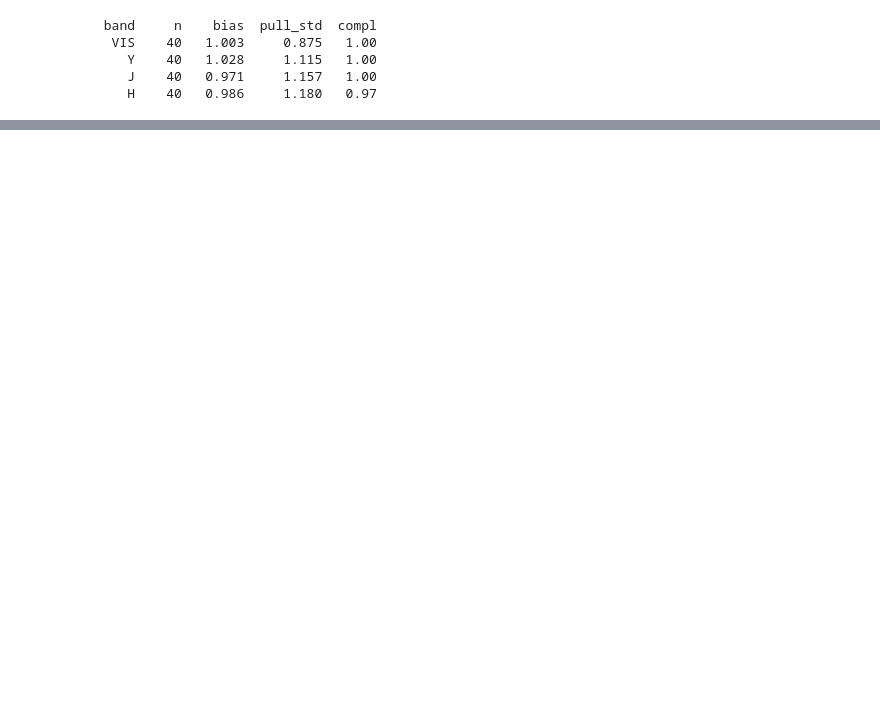
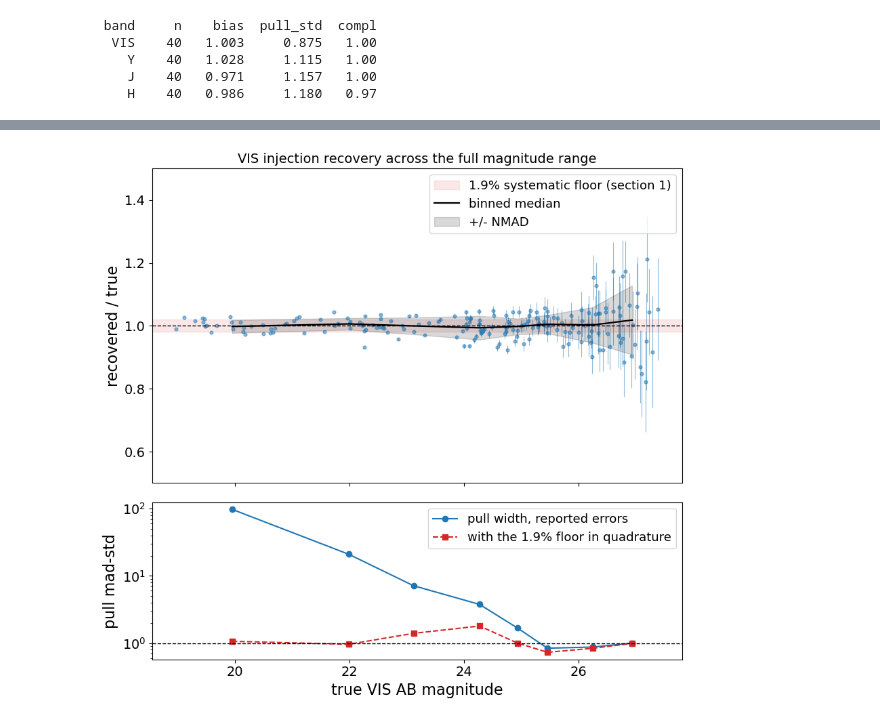
Before and after one commit to NimaChartab/euclid-forced-photometry, a Jupyter notebook: notebooks/03_injection_recovery.ipynb, the cells around one changed output, grey strips where cells are left out. Drawn from its saved outputs; the diff is of its cells as text; code cells hidden in the pictures; blank space fills up the shorter version.

```diff
--- a/notebooks/03_injection_recovery.ipynb
+++ b/notebooks/03_injection_recovery.ipynb
@@ -246,0 +284,75 @@ completeness (flux_quality and S/N > 5): 1.00
+# %%
+# Bridge runs for the two uncovered windows.
+cat_g1, truth_g1 = run_injection_recovery(
+    data_dir=DATA_DIR, target_ra=TARGET_RA, target_dec=TARGET_DEC,
+    cutout_size_arcsec=CUTOUT_SIZE_ARCSEC,
+    bands=("VIS",), n_inject=40, flux_range_ujy=(0.912, 10.0), rng=3)
+cat_g2, truth_g2 = run_injection_recovery(
+    data_dir=DATA_DIR, target_ra=TARGET_RA, target_dec=TARGET_DEC,
+    cutout_size_arcsec=CUTOUT_SIZE_ARCSEC,
+    bands=("VIS",), n_inject=40, flux_range_ujy=(0.12, 0.363), rng=4)
+
+def _vis_arrays(cat, truth):
+    ids = {int(i): k for k, i in enumerate(np.asarray(cat['object_id']))
+           if i < 0}
+    rows = [ids[int(r['object_id'])] for r in truth]
+    true = np.asarray(truth['flux_vis_sersic'], float)
+    out = np.asarray(cat['flux_VIS_ujy'], float)[rows]
+    err = np.asarray(cat['flux_err_VIS_ujy'], float)[rows]
+    return true, out, err
+
+runs = [(cat_b, truth_b), (cat_g1, truth_g1), (cat_m, truth_m),
+        (cat_g2, truth_g2), (cat_f, truth_f)]
+true_a, out_a, err_a = (np.concatenate(a) for a in
+                        zip(*[_vis_arrays(c, t) for c, t in runs]))
+mag_a = 23.9 - 2.5 * np.log10(true_a)
+ratio_a = out_a / true_a
+pull_a = (out_a - true_a) / err_a
+pull_c = (out_a - true_a) / np.sqrt(err_a ** 2 + (floor * out_a) ** 2)
+
+# Equal-population magnitude bins.
+edges = np.quantile(mag_a, np.linspace(0, 1, 9))
+rows = []
+for lo, hi in zip(edges[:-1], edges[1:]):
+    inb = (mag_a >= lo) & (mag_a <= hi)
+    if inb.sum() < 8:
+        continue
+    rows.append((float(np.median(mag_a[inb])), int(inb.sum()),
+                 float(np.median(ratio_a[inb])), float(mad_std(ratio_a[inb])),
+                 float(mad_std(pull_a[inb])), float(mad_std(pull_c[inb]))))
+ctr, nb_, medr, nmad, praw, pcor = map(np.array, zip(*rows))
+
+fig, (axr, axp) = plt.subplots(2, 1, figsize=(9, 8.5), sharex=True,
+                               gridspec_kw={'height_ratios': [2, 1]})
+axr.errorbar(mag_a, ratio_a, yerr=err_a / true_a, fmt='o', ms=3.5,
+             alpha=0.5, lw=0.8, zorder=1)
+axr.axhline(1.0, color='k', ls='--', lw=1)
+axr.axhspan(1 - floor, 1 + floor, color='C3', alpha=0.10,
+            label=f'{100 * floor:.1f}% systematic floor (section 1)')
+axr.plot(ctr, medr, 'k-', lw=1.6, label='binned median')
+axr.fill_between(ctr, medr - nmad, medr + nmad, color='k', alpha=0.15,
+                 label='+/- NMAD')
+axr.set_ylim(0.5, 1.5)
+axr.set_ylabel('recovered / true')
+axr.set_title('VIS injection recovery across the full magnitude range',
+              fontsize=14)
+axr.legend(fontsize=13)
+
+axp.plot(ctr, praw, 'o-', c='C0', label='pull width, reported errors')
+axp.plot(ctr, pcor, 's--', c='C3',
+         label=f'with the {100 * floor:.1f}% floor in quadrature')
+axp.axhline(1.0, color='k', ls='--', lw=1)
+axp.set_yscale('log')
+axp.set_xlabel('true VIS AB magnitude')
+axp.set_ylabel('pull mad-std')
+axp.legend(fontsize=13)
+plt.tight_layout()
+plt.show()
+
+print(f"{'m_AB':>6} {'n':>4} {'median':>7} {'NMAD':>6} "
+      f"{'pull_raw':>9} {'pull_corr':>10}")
+for r in rows:
+    print(f"{r[0]:6.2f} {r[1]:4d} {r[2]:7.3f} {r[3]:6.3f} "
+          f"{r[4]:9.2f} {r[5]:10.2f}")
+# %% [output]
+[figure, added]
```
Also changed, not shown: parts of 15 cells of this notebook, 10 other files.
